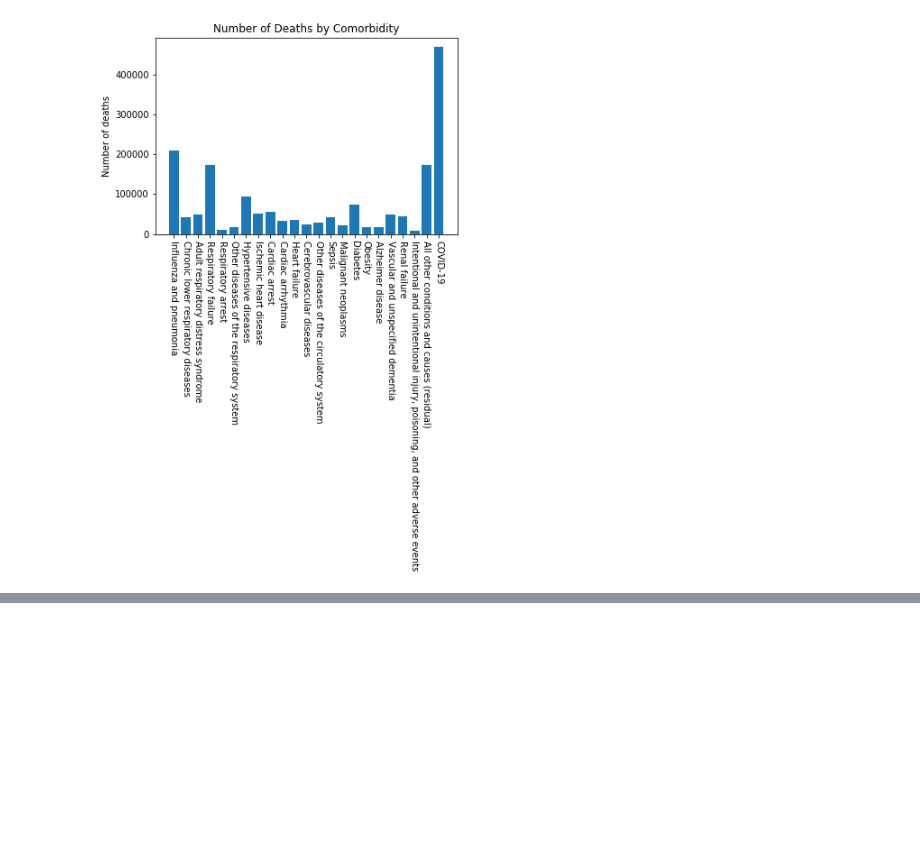
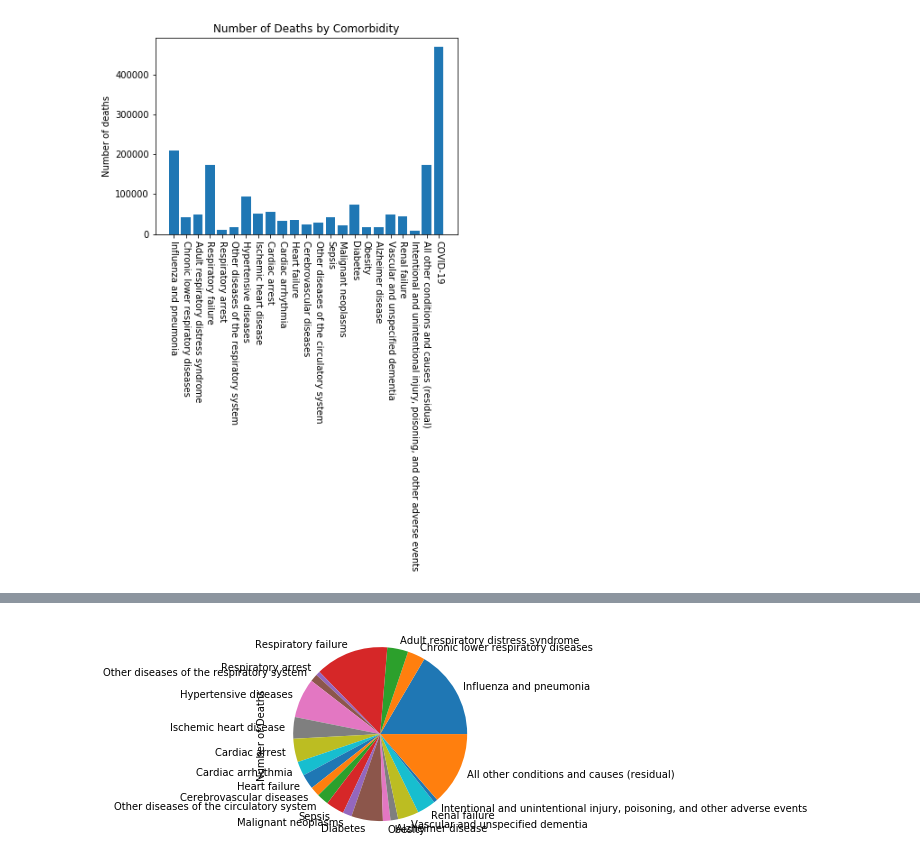
Before and after one commit to bennguyen8/DS-2500-Final, a Jupyter notebook: Comorbidities.ipynb, the cells around one changed output, grey strips where cells are left out. Cells and saved outputs as stored; diff of their text form; code cells hidden in the pictures; blank space fills up the shorter version.

```diff
--- a/Comorbidities.ipynb
+++ b/Comorbidities.ipynb
@@ -59,6 +59,8 @@ See the caveats in the documentation: http://pandas.pydata.org/pandas-docs/stabl
  468643]
 # %%
 # all the comorbidities that need to be observed
+import numpy as np
 conditions = df['Condition'].unique()
-conditions
+conditions = conditions.tolist()
+print(conditions)
 # %% [output]
@@ -82,3 +73,7 @@ plt.title('Number of Deaths by Comorbidity')
 plt.show()
 # %% [output]
 [figure]
+# %%
+conditions.remove(conditions[-1]) # removed COVID-19 from condition list
+condition_no_covid = conditions
+print(condition_no_covid)
@@ -84,0 +82,4 @@ plt.show()
+# %%
+sum_lst.remove(sum_lst[-1]) # removed death count associated with COVID-19
+sum_no_covid = sum_lst
+print(sum_no_covid)
@@ -84,0 +88,7 @@ plt.show()
+# %%
+# Getting top 5 contributing comorbidities
+data = {'Condition': condition_no_covid, 'Number of Deaths': sum_no_covid}
+df2 = pd.DataFrame(data)
+top_5 = df2.nlargest(5, 'Number of Deaths')
+top_5.set_index('Condition', inplace=True)
+print(top_5)
@@ -84,0 +103,4 @@ plt.show()
+# %%
+plot = df2.plot.pie(y='Number of Deaths', labels=condition_no_covid, legend=False)
+# %% [output]
+[figure, added]
```
Also changed, not shown: parts of 7 cells of this notebook.
